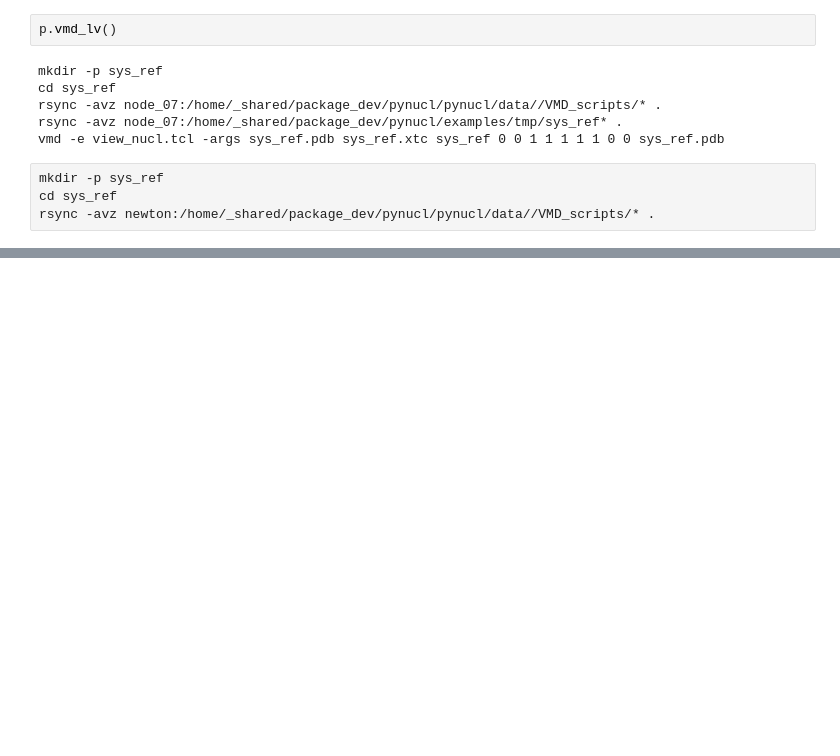
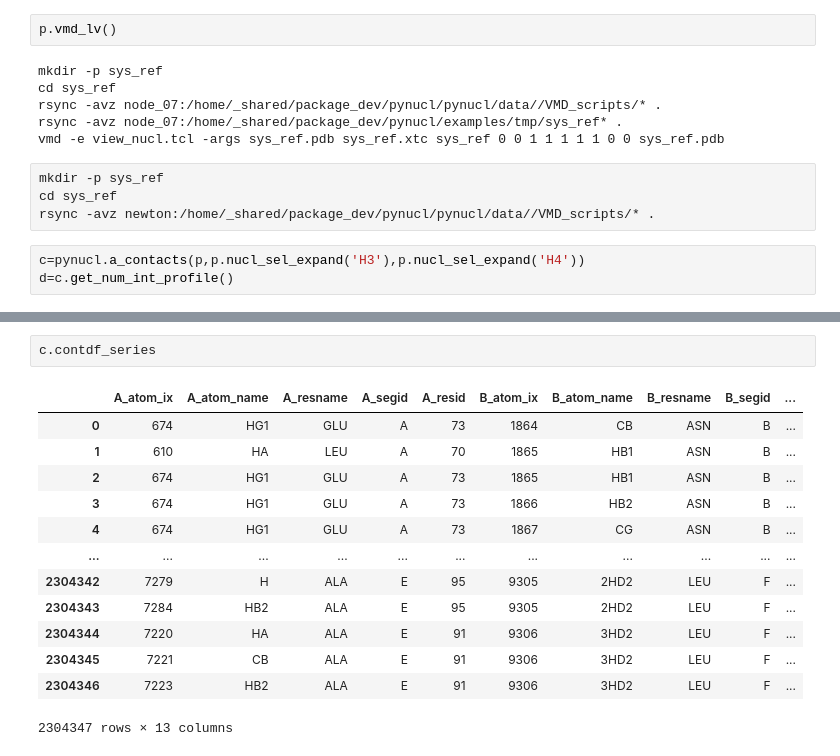
Before and after one commit to intbio/pynucl, a Jupyter notebook: examples/example_contacts.ipynb, the cells around one changed output, grey strips where cells are left out. Saved outputs shown, nothing was run; the diff lists cells and outputs as text; blank space fills up the shorter version.

```diff
--- a/examples/example_contacts.ipynb
+++ b/examples/example_contacts.ipynb
@@ -71,3 +118,6 @@ vmd -e view_nucl.tcl -args sys_ref.pdb sys_ref.xtc sys_ref 0 0 1 1 1 1 1 0 0 sys
 mkdir -p sys_ref
 cd sys_ref
 rsync -avz newton:/home/_shared/package_dev/pynucl/pynucl/data//VMD_scripts/* .
+# %%
+c=pynucl.a_contacts(p,p.nucl_sel_expand('H3'),p.nucl_sel_expand('H4'))
+d=c.get_num_int_profile()
@@ -73,0 +140,16 @@ rsync -avz newton:/home/_shared/package_dev/pynucl/pynucl/data//VMD_scripts/* .
+# %%
+c.contdf_series
+# %% [output]
+|  | A_atom_ix | A_atom_name | A_resname | A_segid | A_resid | B_atom_ix | B_atom_name | B_resname | B_segid | ... |
+| 0 | 674 | HG1 | GLU | A | 73 | 1864 | CB | ASN | B | ... |
+| 1 | 610 | HA | LEU | A | 70 | 1865 | HB1 | ASN | B | ... |
+| 2 | 674 | HG1 | GLU | A | 73 | 1865 | HB1 | ASN | B | ... |
+| 3 | 674 | HG1 | GLU | A | 73 | 1866 | HB2 | ASN | B | ... |
+| 4 | 674 | HG1 | GLU | A | 73 | 1867 | CG | ASN | B | ... |
+| ... | ... | ... | ... | ... | ... | ... | ... | ... | ... | ... |
+| 2304342 | 7279 | H | ALA | E | 95 | 9305 | 2HD2 | LEU | F | ... |
+| 2304343 | 7284 | HB2 | ALA | E | 95 | 9305 | 2HD2 | LEU | F | ... |
+| 2304344 | 7220 | HA | ALA | E | 91 | 9306 | 3HD2 | LEU | F | ... |
+| 2304345 | 7221 | CB | ALA | E | 91 | 9306 | 3HD2 | LEU | F | ... |
+| 2304346 | 7223 | HB2 | ALA | E | 91 | 9306 | 3HD2 | LEU | F | ... |
+2304347 rows × 13 columns
```
Also changed, not shown: parts of 10 cells of this notebook, 8 other files.
